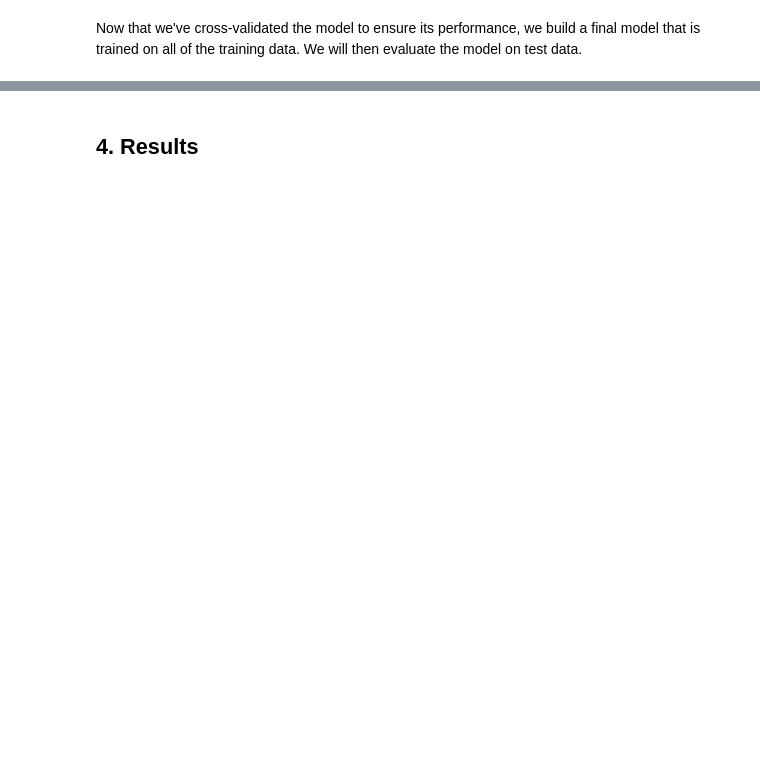
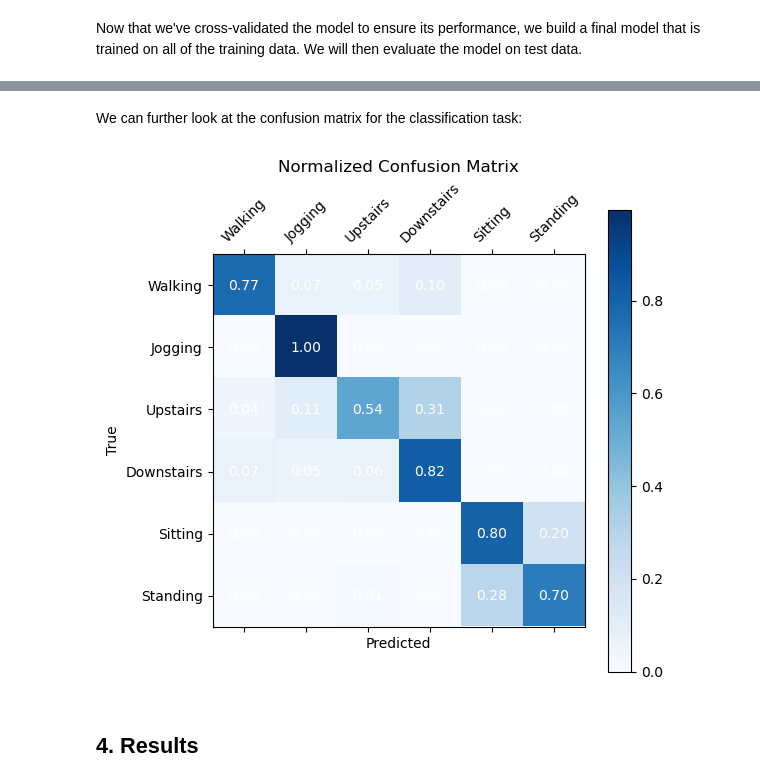
Before and after one commit to setare92-ha/activity_recognition_project, a Jupyter notebook: main.ipynb, the cells around one changed output, grey strips where cells are left out. Saved outputs shown, nothing was run; the diff lists cells and outputs as text; code cells hidden in the pictures; blank space fills up the shorter version.

Commit message:
built final confusion matrix; completed results, limitations and next steps

```diff
--- a/main.ipynb
+++ b/main.ipynb
@@ -773,3 +783,39 @@ weighted avg       0.85      0.84      0.84      3449
+# %% [markdown]
+We can further look at the confusion matrix for the classification task:
+# %%
+cm = confusion_matrix(y_test_windowed, y_pred_class)
+cm_sum = cm.sum(axis=1)[:, np.newaxis]
+cm_normalized = cm.astype('float') / cm_sum
+cm_normalized = np.nan_to_num(cm_normalized)
+
+# Create a matplotlib plot
+fig, ax = plt.subplots(figsize=(6, 6))
+
+# Plot the confusion matrix using matshow
+cax = ax.matshow(cm_normalized, cmap='Blues')
+
+# Add color bar
+fig.colorbar(cax)
+
+# Add labels to the matrix
+for (i, j), val in np.ndenumerate(cm_normalized):
+    ax.text(j, i, f'{val:.2f}', ha='center', va='center', color='white')
+
+# Set axis labels
+ax.set_xticks(np.arange(len(activity_map)))
+ax.set_yticks(np.arange(len(activity_map)))
+ax.set_xticklabels(activity_map.keys())
+ax.set_yticklabels(activity_map.keys())
+
+# Rotate the tick labels for better readability
+plt.xticks(rotation=45)
+
+# Add axis labels
+plt.xlabel('Predicted')
+plt.ylabel('True')
+plt.title('Normalized Confusion Matrix');
+# %% [output]
+[figure, added]
 # %% [markdown]
 ## 4. Results
 # %% [markdown]
```
Also changed, not shown: parts of 14 cells of this notebook.
